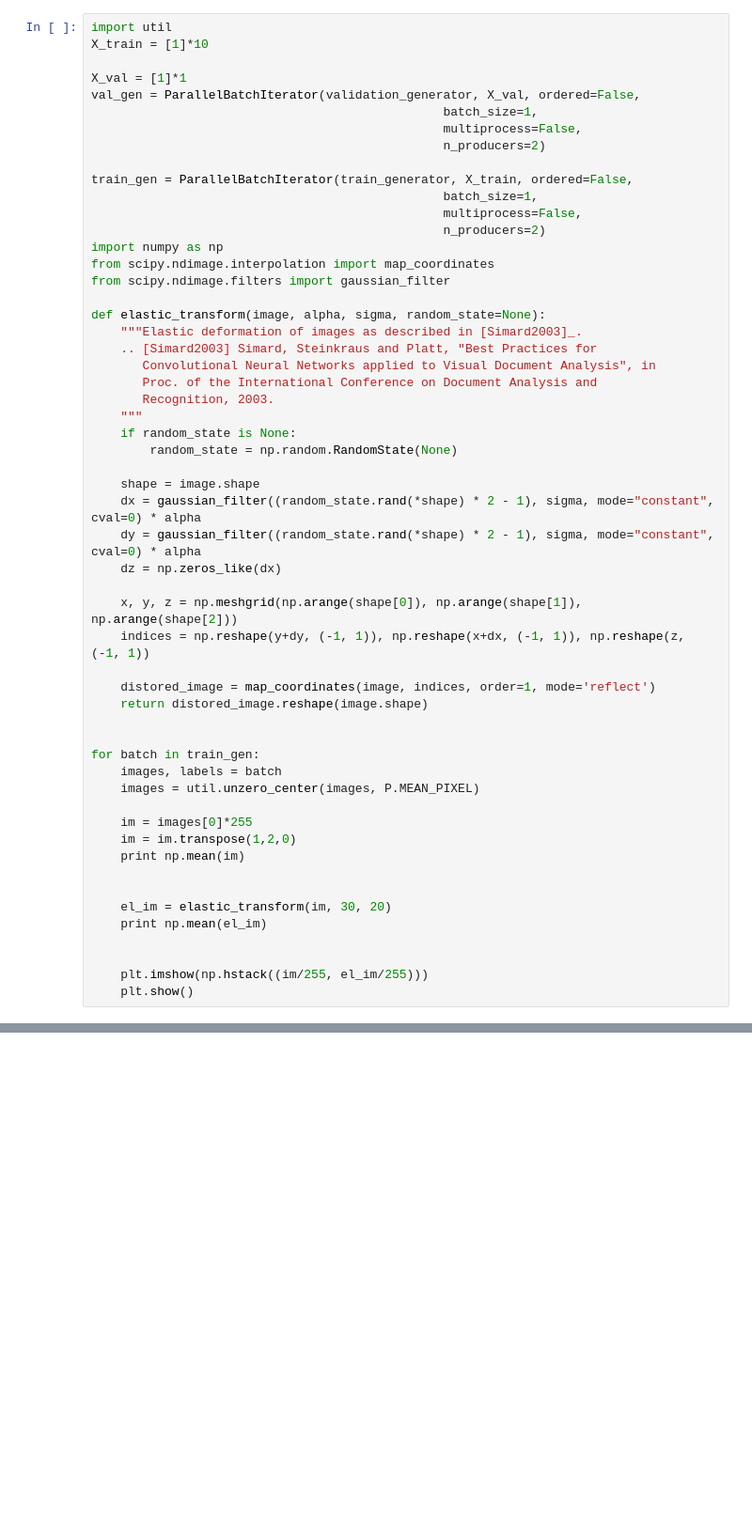
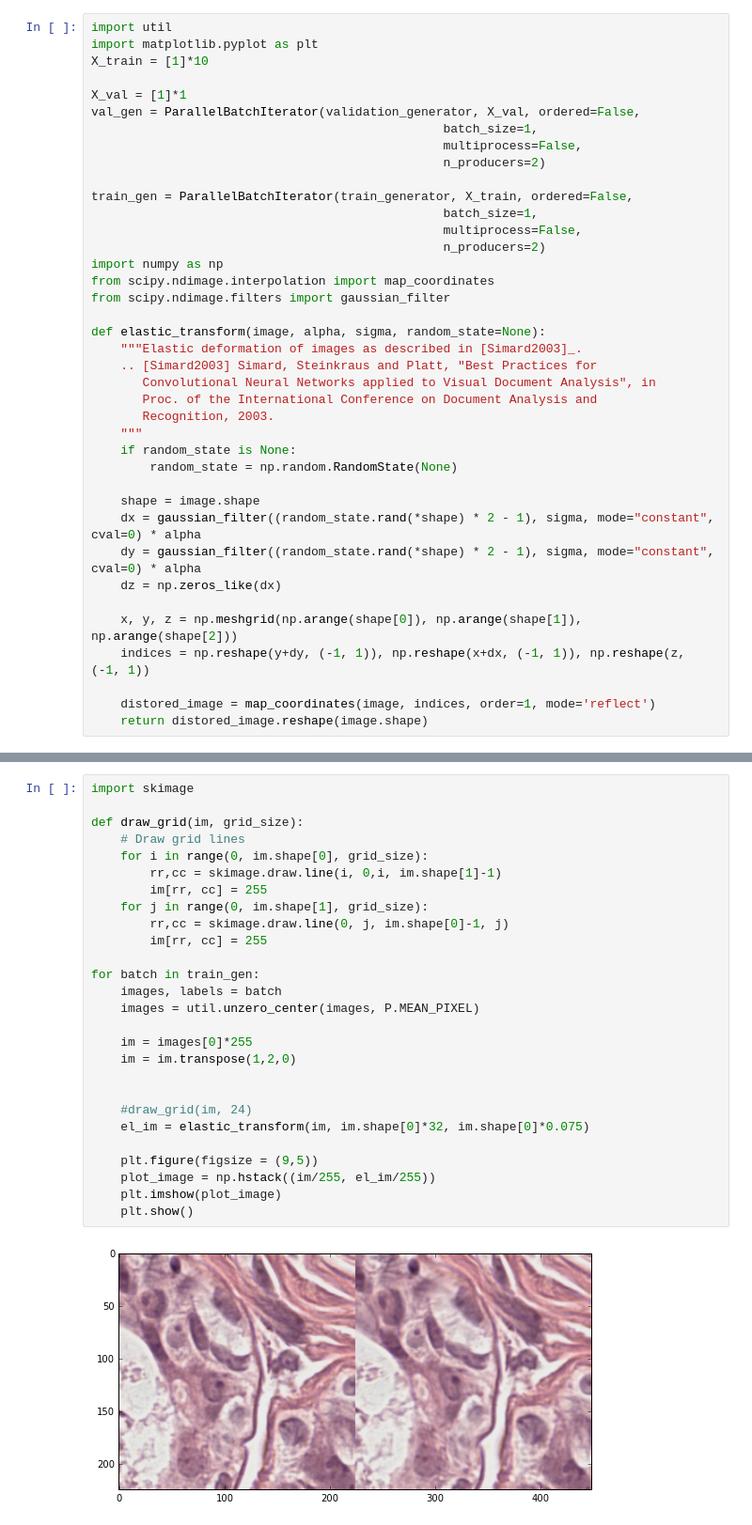
Before and after one commit to gzuidhof/whole-slide-breast-cancer-classification, a Jupyter notebook: notebooks/Elastic Transformation augment.ipynb, the cells around one changed output, grey strips where cells are left out. Shown at 94% size. Drawn from its saved outputs; the diff is of its cells as text; blank space fills up the shorter version.

Commit message:
Elastic transformation augmentation

```diff
--- a/notebooks/Elastic Transformation augment.ipynb
+++ b/notebooks/Elastic Transformation augment.ipynb
@@ -22,5 +22,6 @@ Done in  12.0473709106
 # %%
 import util
+import matplotlib.pyplot as plt
 X_train = [1]*10
 
 X_val = [1]*1
@@ -57,20 +58,3 @@ def elastic_transform(image, alpha, sigma, random_state=None):
 
     distored_image = map_coordinates(image, indices, order=1, mode='reflect')
     return distored_image.reshape(image.shape)
-
-
-for batch in train_gen:
-    images, labels = batch
-    images = util.unzero_center(images, P.MEAN_PIXEL)
-
-    im = images[0]*255
-    im = im.transpose(1,2,0)
-    print np.mean(im)
-
-
-    el_im = elastic_transform(im, 30, 20)
-    print np.mean(el_im)
-
-
-    plt.imshow(np.hstack((im/255, el_im/255)))
-    plt.show()
@@ -96,0 +61,29 @@ for batch in train_gen:
+# %%
+import skimage
+
+def draw_grid(im, grid_size):
+    # Draw grid lines
+    for i in range(0, im.shape[0], grid_size):
+        rr,cc = skimage.draw.line(i, 0,i, im.shape[1]-1)
+        im[rr, cc] = 255
+    for j in range(0, im.shape[1], grid_size):
+        rr,cc = skimage.draw.line(0, j, im.shape[0]-1, j)
+        im[rr, cc] = 255
+
+for batch in train_gen:
+    images, labels = batch
+    images = util.unzero_center(images, P.MEAN_PIXEL)
+
+    im = images[0]*255
+    im = im.transpose(1,2,0)
+
+
+    #draw_grid(im, 24)
+    el_im = elastic_transform(im, im.shape[0]*32, im.shape[0]*0.075)
+
+    plt.figure(figsize = (9,5))
+    plot_image = np.hstack((im/255, el_im/255))
+    plt.imshow(plot_image)
+    plt.show()
+# %% [output]
+[figure, added]
```
Also changed, not shown: parts of 3 cells of this notebook.
